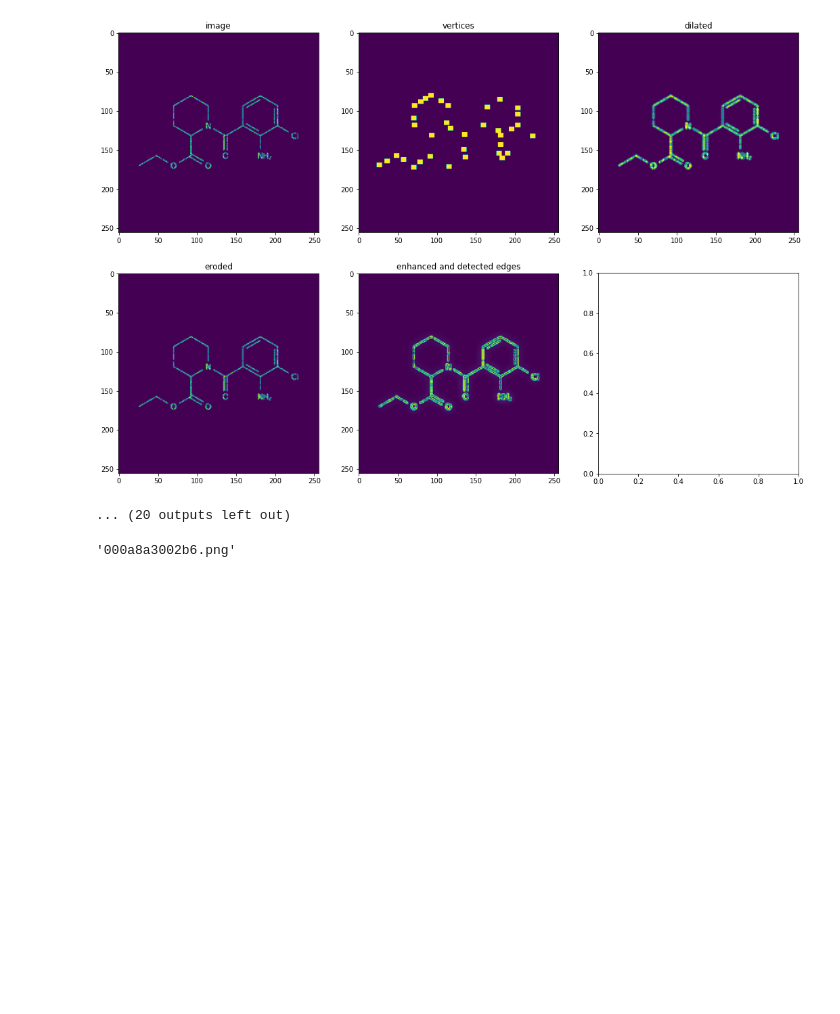
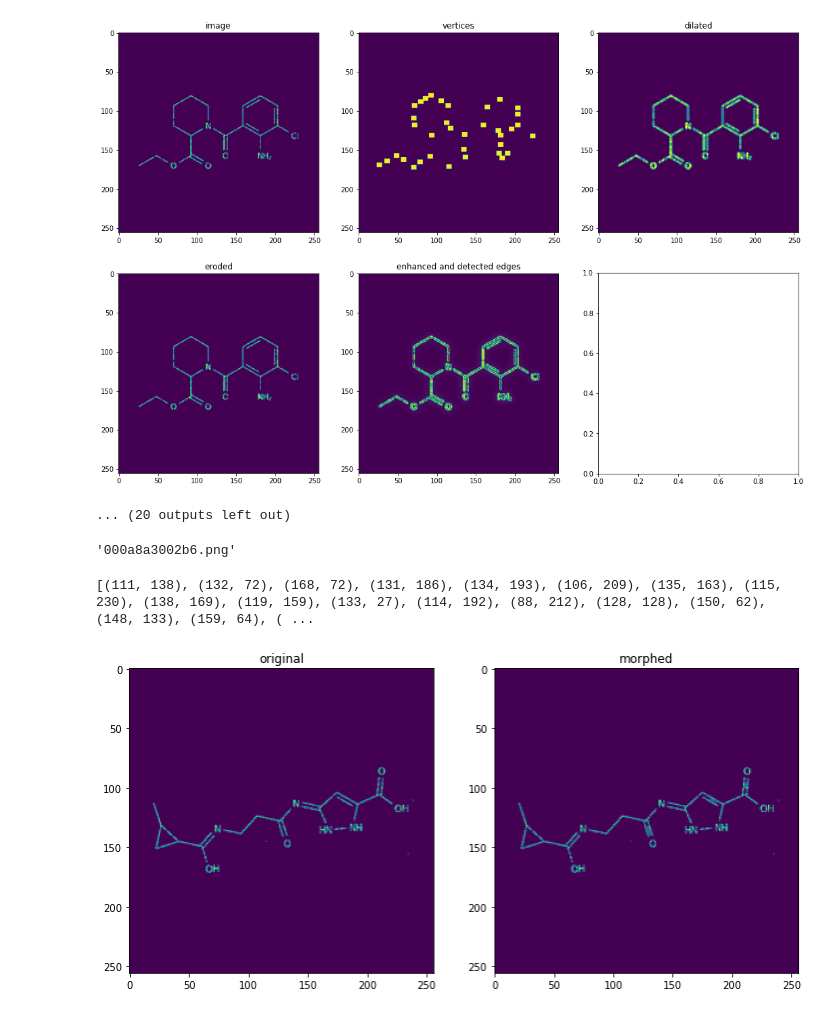
Before and after one commit to wesleyktatum/bms_kaggle, a Jupyter notebook: ipynb/preprocessing_dev.ipynb, the cells around one changed output. Drawn from its saved outputs; the diff is of its cells as text; code cells hidden in the pictures; blank space fills up the shorter version.

Commit message:
added morph_around_windows

```diff
--- a/ipynb/preprocessing_dev.ipynb
+++ b/ipynb/preprocessing_dev.ipynb
@@ -556,3 +556,28 @@ for im, path in zip(ims[:2], im_paths[:2]):
 im_paths[2]
 # %% [output]
 '000a8a3002b6.png'
+# %%
+%autoreload
+imgs, img_ids, labels = get_n_samples(train_labels, n = 1)
+
+resized = resize_imgs(img_ids[0], resize = 256)
+img = util.invert_and_normalize(resized[0])
+
+vertex_windows, windows = util.get_vertices(img)
+print(windows['coordinates'])
+
+morphed = util.morph_around_windows(img, windows, util.closing)
+morphed = util.morph_around_windows(img, windows, util.closing)
+
+fig, (ax1, ax2) = plt.subplots(1, 2, figsize = (12, 6))
+
+ax1.imshow(img)
+ax1.set_title('original')
+
+ax2.imshow(morphed)
+ax2.set_title('morphed')
+
+plt.show()
+# %% [output]
+[(111, 138), (132, 72), (168, 72), (131, 186), (134, 193), (106, 209), (135, 163), (115, 230), (138, 169), (119, 159), (133, 27), (114, 192), (88, 212), (128, 128), (150, 62), (148, 133), (159, 64), ( ...
+[figure, added]
```
Also changed, not shown: parts of 1 cell of this notebook, 2 other files.
